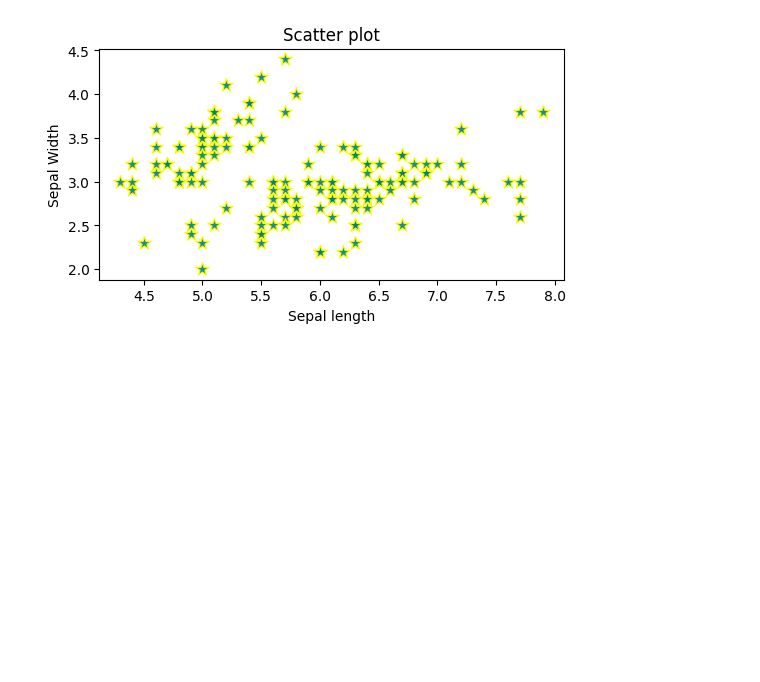
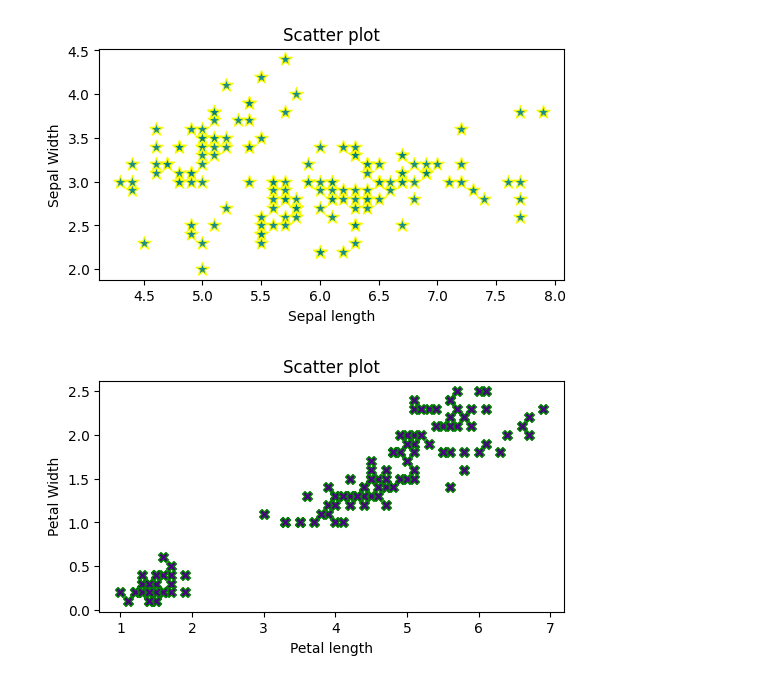
Before and after one commit to Md-Maruf-1727/LearningPractices, a Jupyter notebook: Vizualization/Vizualization1.ipynb, the cells around one changed output. Saved outputs shown, nothing was run; the diff lists cells and outputs as text; code cells hidden in the pictures; blank space fills up the shorter version.

```diff
--- a/Vizualization/Vizualization1.ipynb
+++ b/Vizualization/Vizualization1.ipynb
@@ -335,3 +335,19 @@ plt.title('Scatter plot')
 plt.show()
 # %% [output]
 [figure]
+# %%
+plt.figure(figsize=(6,3))
+plt.scatter(mainiris_data['petal_length'],
+            mainiris_data['petal_width'],
+            color='indigo',
+            marker='X',
+            edgecolors='green',
+            s=50,
+            linewidths=1,
+            alpha=1,)
+plt.xlabel('Petal length')
+plt.ylabel('Petal Width')
+plt.title('Scatter plot')
+plt.show()
+# %% [output]
+[figure, added]
```
